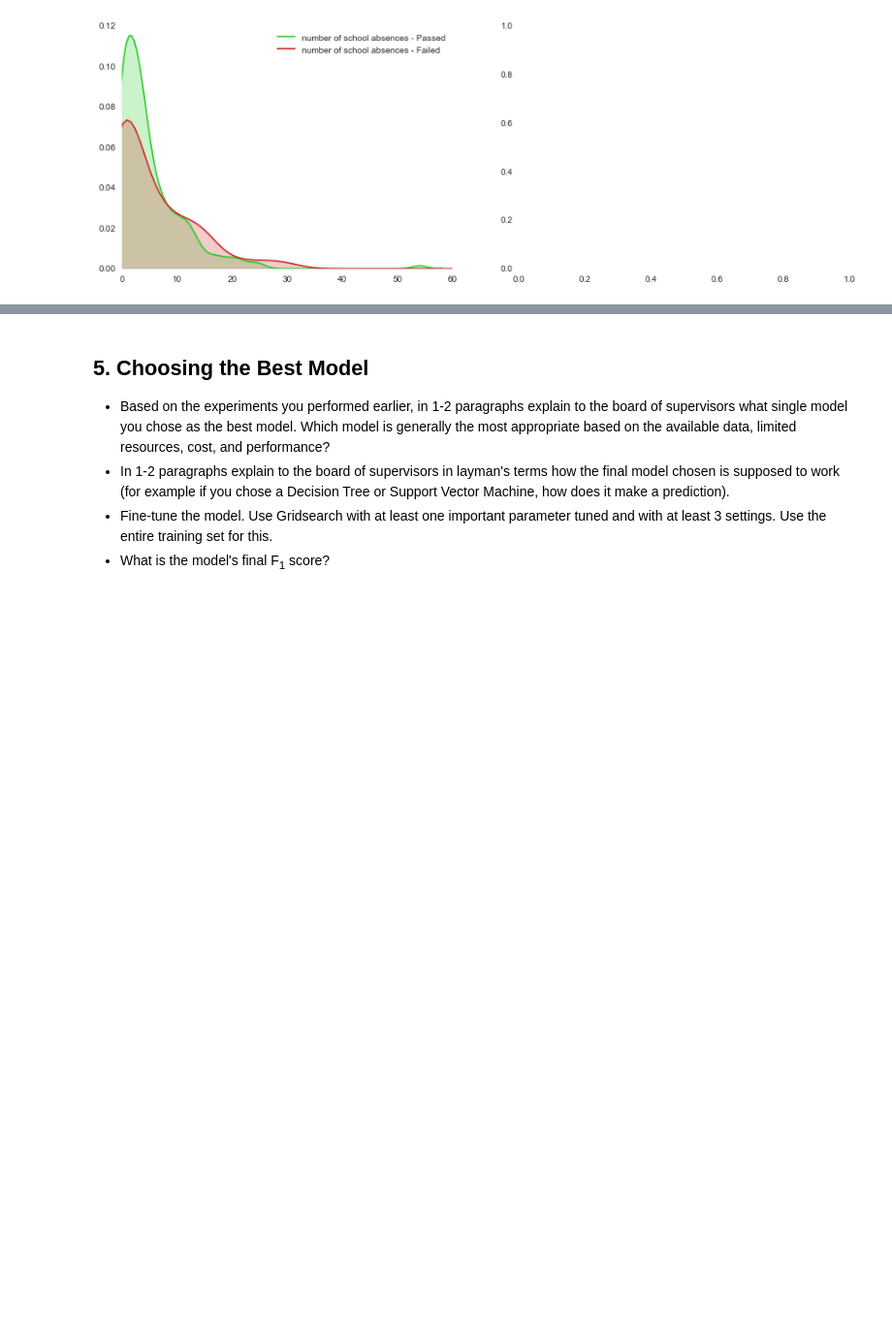
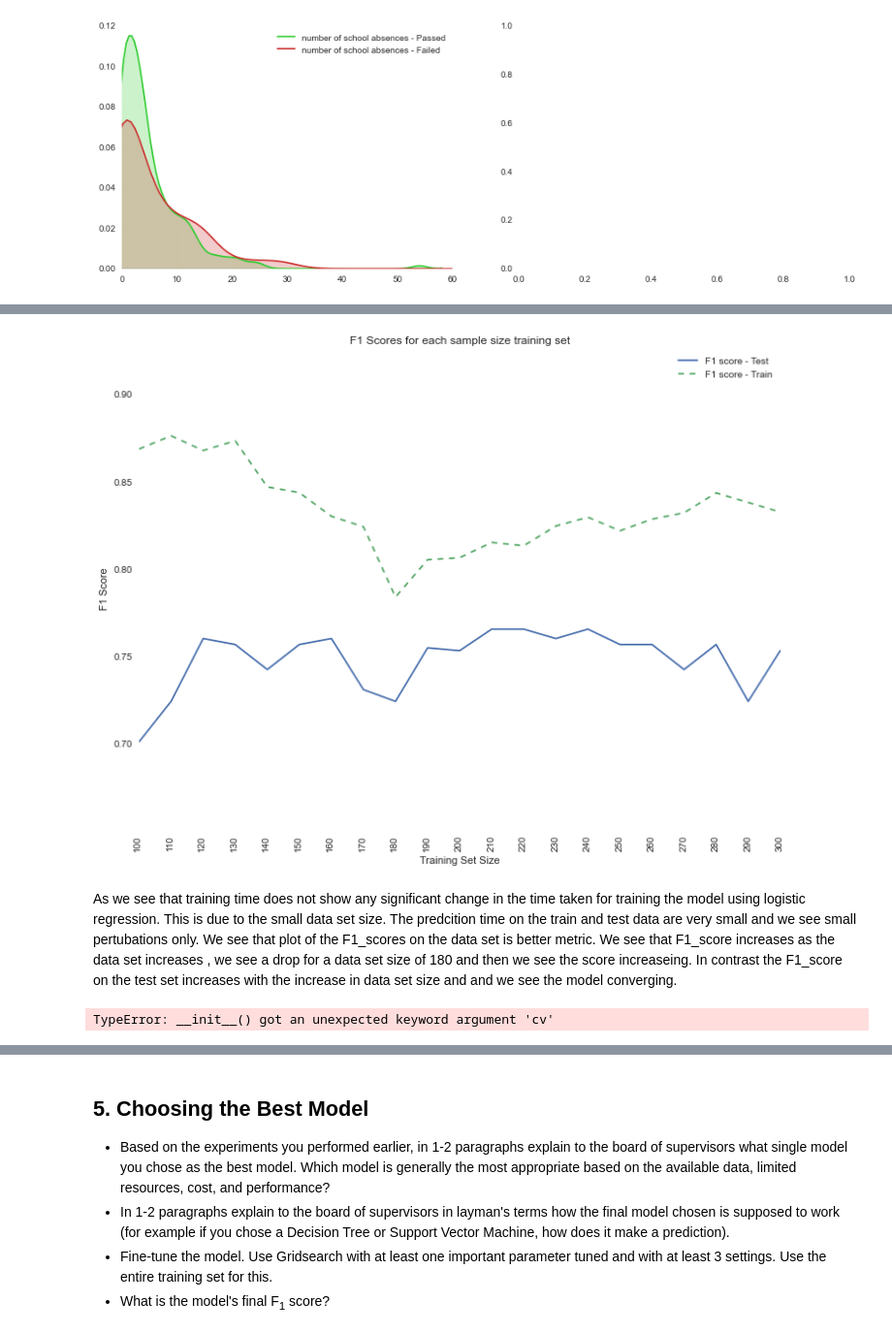
Before and after one commit to asuresh1/StudentIntervention, a Jupyter notebook: student_intervention.ipynb, the cells around one changed output, grey strips where cells are left out. Shown at 97% size. Cells and saved outputs as stored; diff of their text form; code cells hidden in the pictures; blank space fills up the shorter version.

```diff
--- a/student_intervention.ipynb
+++ b/student_intervention.ipynb
@@ -658,0 +715,13 @@ logRegModel
+# %%
+def F1_plot(modelStats):
+    fig, ax = plt.subplots(figsize=(12, 9))
+    ax.plot(modelStats['Training Size'], modelStats['F1_test'], label='Test F1 score')
+    ax.plot(modelStats['Training Size'], modelStats['F1_train'], '--', label='Train F1 score')
+    legend = ax.legend(loc='best')
+    ax.set_ybound(min(modelStats['F1_test']) - 0.05, max(modelStats['F1_train']) + 0.05)
+    ax.set_xticks(subset_sizes)
+    ax.set_xticklabels(subset_sizes, rotation='vertical')
+    ax.set_ylabel('F1 Score')
+    ax.set_xlabel('Training Set Size')
+    ax.set_title('F1 Scores for each sample size training set')
+    plt.show()
@@ -658,0 +781,15 @@ logRegModel
+# %%
+F1_plot(logReg_stats)
+# %% [output]
+[figure, added]
+# %% [markdown]
+As we see that training time does not show any significant change in the time taken for training the model using logistic regression. This is due to the small data set size. The predcition time on the train and test data are very small and we see small pertubations only.
+We see that plot of the F1_scores on the data set is better metric. We see that F1_score increases as the data set increases , we see a drop for a data set size of 180 and then we see the score increaseing.
+In contrast the F1_score on the test set increases with the increase in data set size and and we see the model converging.
+# %%
+D_Tree_stats = subset_train_predict(tree.DecisionTreeClassifier(random_state=42,cv=5),
+                                         X_train, y_train,
+                                         X_test, y_test,
+                                         subset_sizes=subset_sizes)
+# %% [output]
+TypeError: __init__() got an unexpected keyword argument 'cv'
```
Also changed, not shown: parts of 39 cells of this notebook, 1 other file.
